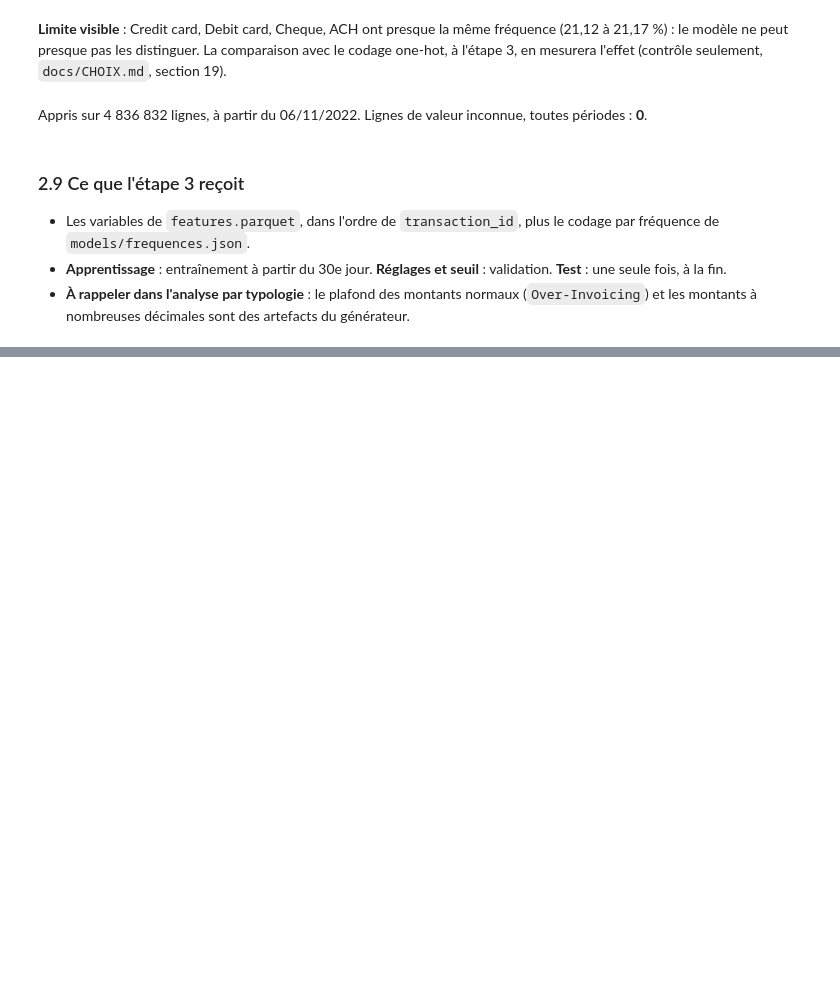
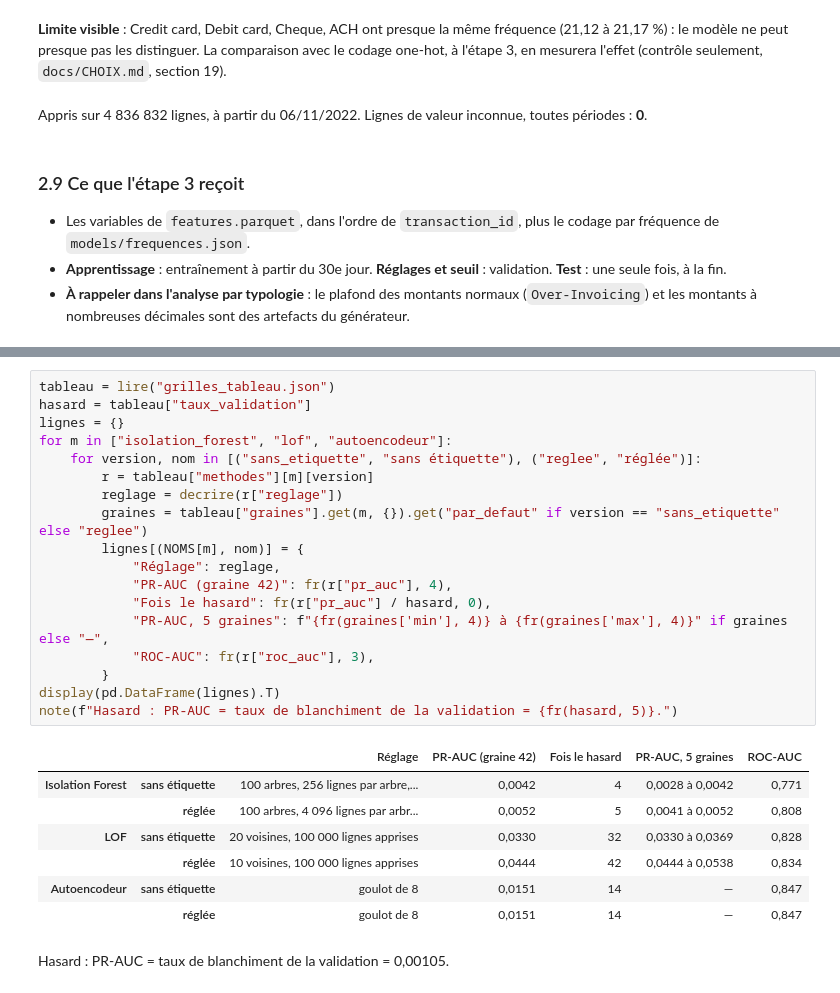
Before and after one commit to aljene307/aml-detection-xai, a Jupyter notebook: notebooks/projet_aml.ipynb, the cells around one changed output, grey strips where cells are left out. Saved outputs shown, nothing was run; the diff lists cells and outputs as text; blank space fills up the shorter version.

```diff
--- a/notebooks/projet_aml.ipynb
+++ b/notebooks/projet_aml.ipynb
@@ -833,0 +936,27 @@ Appris sur 4 836 832 lignes, à partir du 06/11/2022. Lignes de valeur inconnu
+# %%
+tableau = lire("grilles_tableau.json")
+hasard = tableau["taux_validation"]
+lignes = {}
+for m in ["isolation_forest", "lof", "autoencodeur"]:
+    for version, nom in [("sans_etiquette", "sans étiquette"), ("reglee", "réglée")]:
+        r = tableau["methodes"][m][version]
+        reglage = decrire(r["reglage"])
+        graines = tableau["graines"].get(m, {}).get("par_defaut" if version == "sans_etiquette" else "reglee")
+        lignes[(NOMS[m], nom)] = {
+            "Réglage": reglage,
+            "PR-AUC (graine 42)": fr(r["pr_auc"], 4),
+            "Fois le hasard": fr(r["pr_auc"] / hasard, 0),
+            "PR-AUC, 5 graines": f"{fr(graines['min'], 4)} à {fr(graines['max'], 4)}" if graines else "—",
+            "ROC-AUC": fr(r["roc_auc"], 3),
+        }
+display(pd.DataFrame(lignes).T)
+note(f"Hasard : PR-AUC = taux de blanchiment de la validation = {fr(hasard, 5)}.")
+# %% [output]
+|  |  | Réglage | PR-AUC (graine 42) | Fois le hasard | PR-AUC, 5 graines | ROC-AUC |
+| Isolation Forest | sans étiquette | 100 arbres, 256 lignes par arbre,... | 0,0042 | 4 | 0,0028 à 0,0042 | 0,771 |
+|  | réglée | 100 arbres, 4 096 lignes par arbr... | 0,0052 | 5 | 0,0041 à 0,0052 | 0,808 |
+| LOF | sans étiquette | 20 voisines, 100 000 lignes apprises | 0,0330 | 32 | 0,0330 à 0,0369 | 0,828 |
+|  | réglée | 10 voisines, 100 000 lignes apprises | 0,0444 | 42 | 0,0444 à 0,0538 | 0,834 |
+| Autoencodeur | sans étiquette | goulot de 8 | 0,0151 | 14 | — | 0,847 |
+|  | réglée | goulot de 8 | 0,0151 | 14 | — | 0,847 |
+Hasard : PR-AUC = taux de blanchiment de la validation = 0,00105.
```
Also changed, not shown: parts of 14 cells of this notebook.
